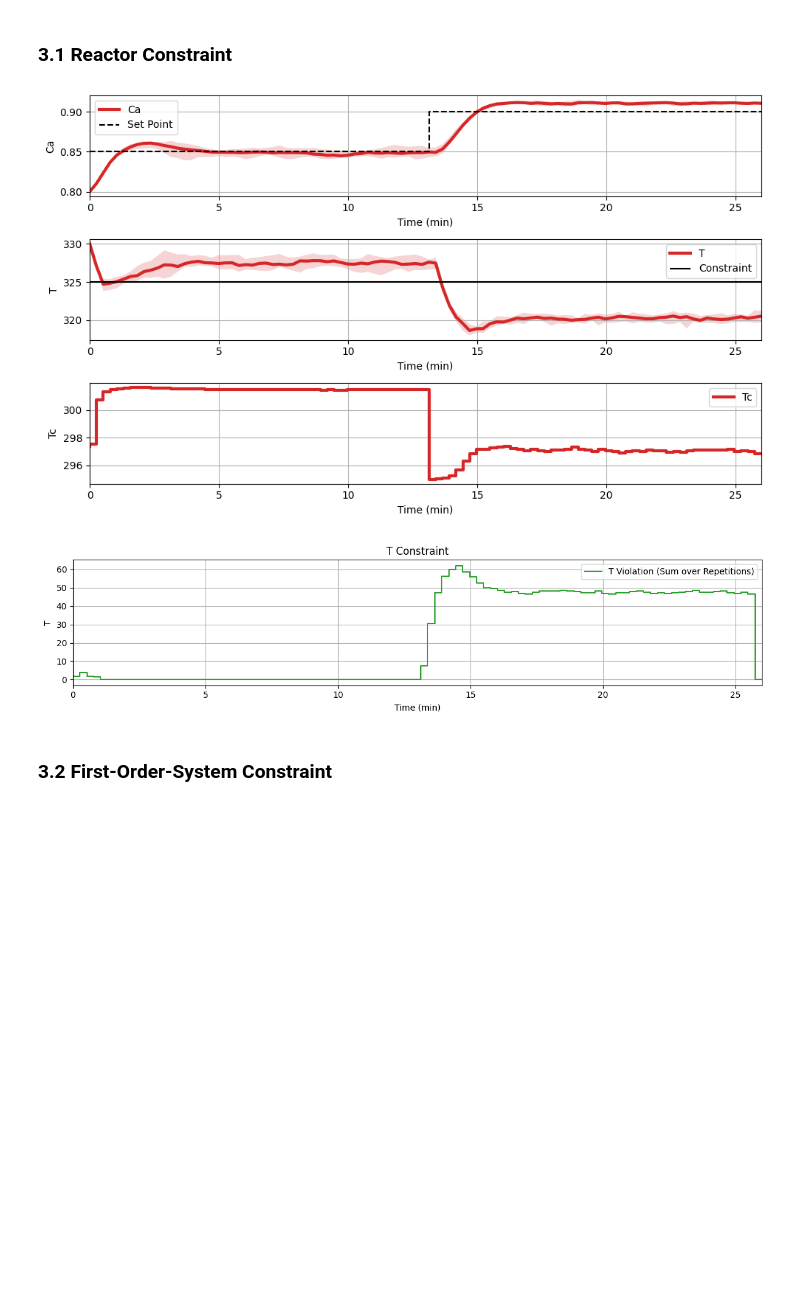
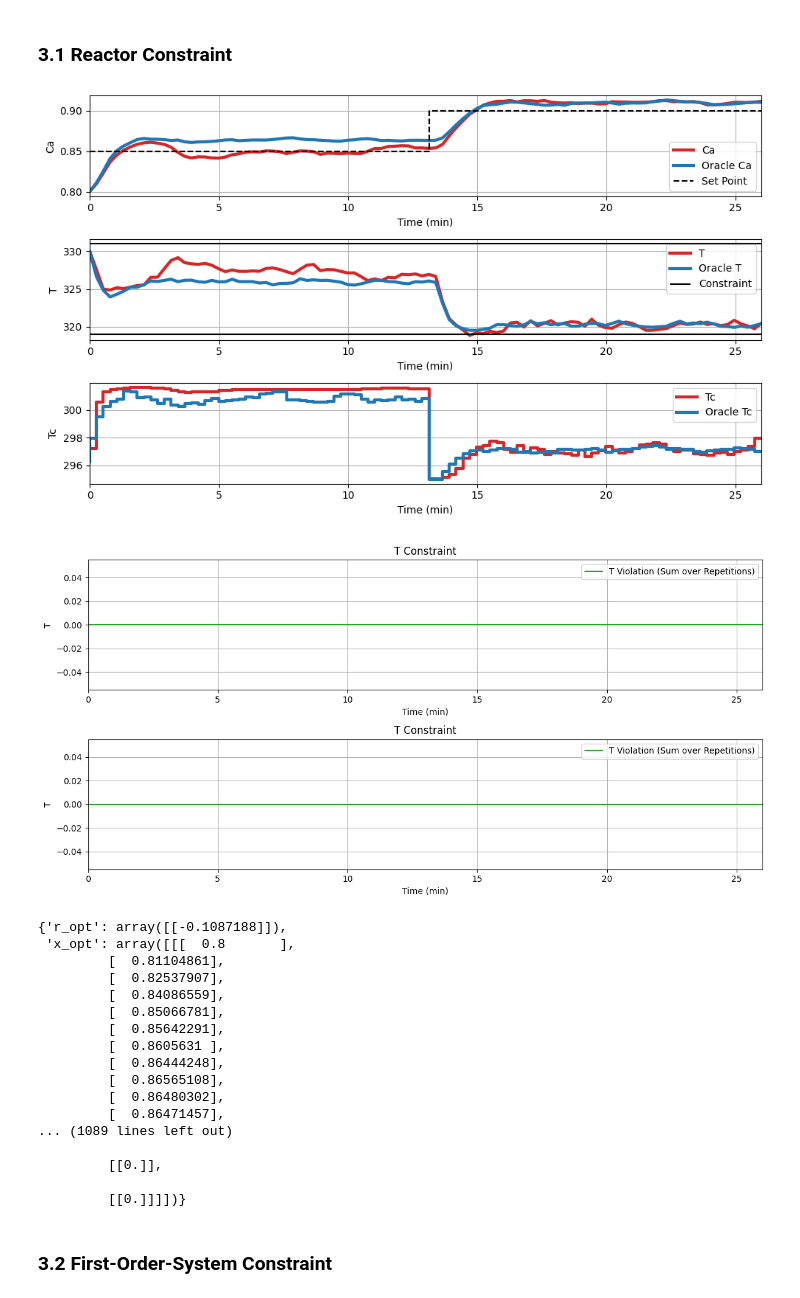
Before and after one commit to MaximilianB2/pc-gym, a Jupyter notebook: Test_Policies/Test.ipynb, the cells around one changed output. Drawn from its saved outputs; the diff is of its cells as text; code cells hidden in the pictures; blank space fills up the shorter version.

Commit message:
Fixed issue with oracle constraints
 - Oracle constraints where not using the updated list definition of the constraints

```diff
--- a/Test_Policies/Test.ipynb
+++ b/Test_Policies/Test.ipynb
@@ -256,24 +256,41 @@ multistage_env.plot_rollout(ms_policy,10)
 ### 3.1 Reactor Constraint
 # %%
 cons = {
-    'T': [325]
+    'T': [319,331]
 }
 
 cons_type = {
-    'T':['>=']
+    'T':['>=','<=']
 }
 
 env_params.update({
 'done_on_cons_vio':False,
 'constraints': cons,
 'cons_type': cons_type,
 'r_penalty': True})
 env_params.pop('disturbances', None)
 env = make_env(env_params)
-env.plot_rollout(initial_policy,10,cons_viol=True)
+env.plot_rollout(initial_policy,10,cons_viol=True,oracle=True)
 # %% [output]
-[figure, old version]
+[figure, new version]
-[figure, old version]
+[figure, new version]
+{'r_opt': array([[-0.1087188]]),
+ 'x_opt': array([[[  0.8       ],
+         [  0.81104861],
+         [  0.82537907],
+         [  0.84086559],
+         [  0.85066781],
+         [  0.85642291],
+         [  0.8605631 ],
+         [  0.86444248],
+         [  0.86565108],
+         [  0.86480302],
+         [  0.86471457],
+... (1089 lines left out)
+
+         [[0.]],
+
+         [[0.]]]])}
 # %% [markdown]
 ### 3.2 First-Order-System Constraint
 # %%
```
Also changed, not shown: parts of 1 cell of this notebook, 2 other files.
